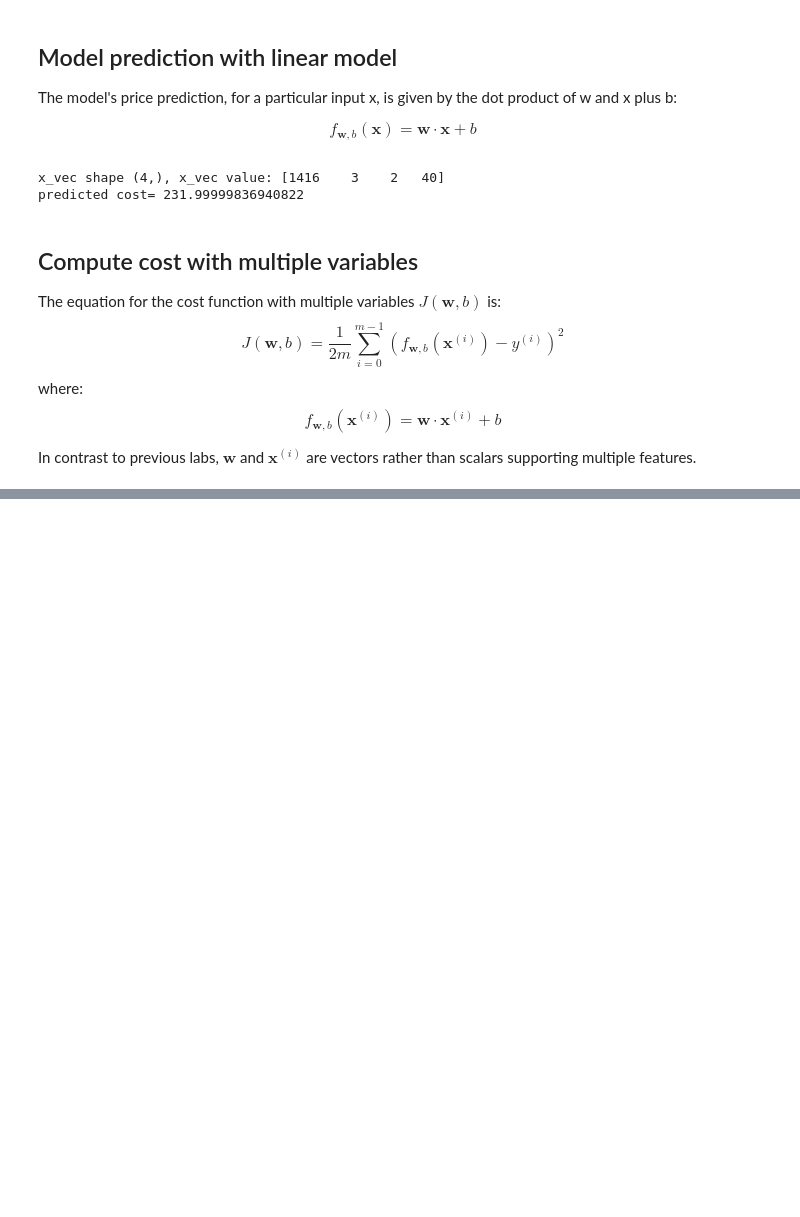
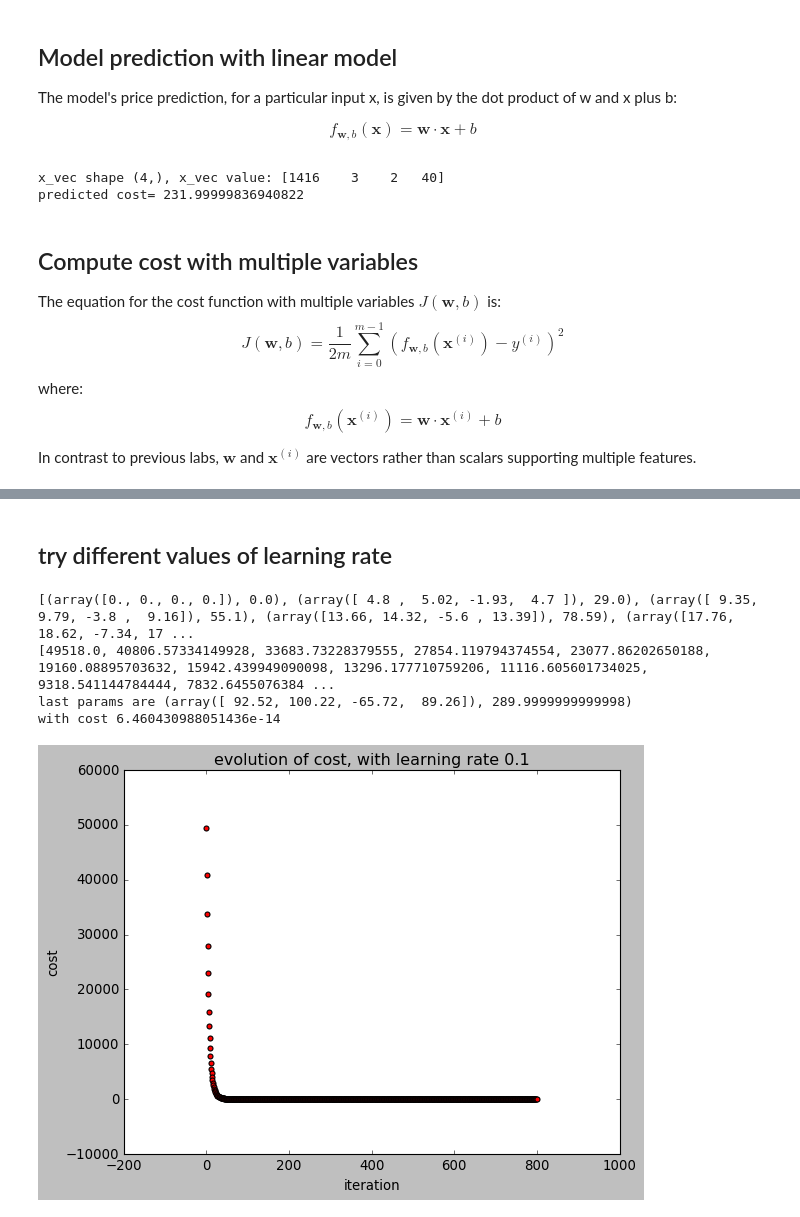
Before and after one commit to acnard/dl-ai-machine-learning, a Jupyter notebook: multi_gradient_descent.ipynb, the cells around one changed output, grey strips where cells are left out. Drawn from its saved outputs; the diff is of its cells as text; code cells hidden in the pictures; blank space fills up the shorter version.

```diff
--- a/multi_gradient_descent.ipynb
+++ b/multi_gradient_descent.ipynb
@@ -115,0 +314,13 @@ prediction for example [852   2   1  35]is 177.99999898940825
+# %% [markdown]
+## try different values of learning rate
+# %%
+## default value of alpha_init = 5.0e-7
+
+alphaval = 1.0e-1
+gradient_descent(X_norm, y_train, alphaval)
+# %% [output]
+[(array([0., 0., 0., 0.]), 0.0), (array([ 4.8 ,  5.02, -1.93,  4.7 ]), 29.0), (array([ 9.35,  9.79, -3.8 ,  9.16]), 55.1), (array([13.66, 14.32, -5.6 , 13.39]), 78.59), (array([17.76, 18.62, -7.34, 17 ...
+[49518.0, 40806.57334149928, 33683.73228379555, 27854.119794374554, 23077.86202650188, 19160.08895703632, 15942.439949090098, 13296.177710759206, 11116.605601734025, 9318.541144784444, 7832.6455076384 ...
+last params are (array([ 92.52, 100.22, -65.72,  89.26]), 289.9999999999998)
+with cost 6.460430988051436e-14
+[figure, added]
```
Also changed, not shown: parts of 10 cells of this notebook.
